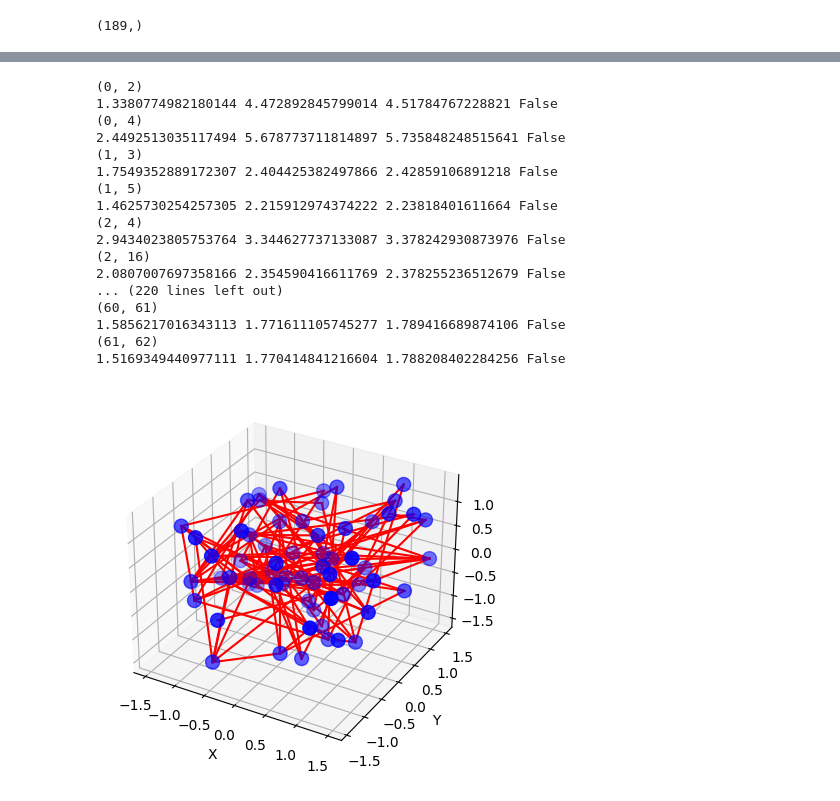
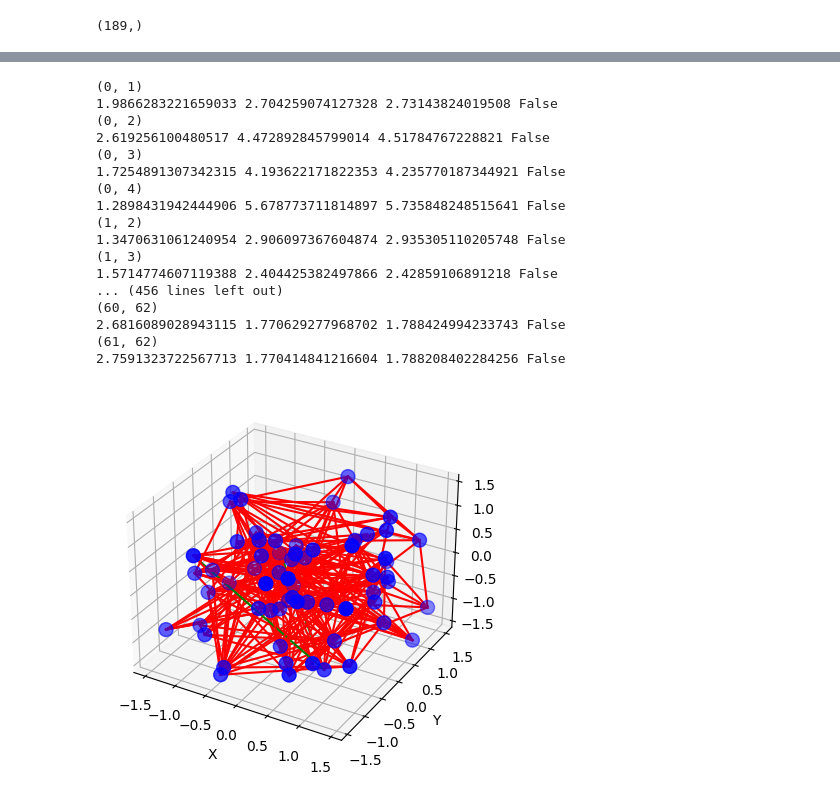
Before and after one commit to Marco-perce/DISTANCE-GEOMETRY-PROBLEMS, a Jupyter notebook: Continuation_method.ipynb, the cells around one changed output, grey strips where cells are left out. Saved outputs shown, nothing was run; the diff lists cells and outputs as text; code cells hidden in the pictures.

```diff
--- a/Continuation_method.ipynb
+++ b/Continuation_method.ipynb
@@ -242,4 +219,0 @@ plt.legend(["Best", "Courant"])
-# %%
-li = []
-for (i,j), constrain in dico_constrains.items():
-    li.append(np.abs((np.linalg.norm(best[i]-best[j])**2 - constrain**2)))
@@ -298,52 +220,61 @@ array([[-2.73451200e-01,  1.24789969e+00,  5.64667205e-01],
+# %%
+result = []
+for i in range(n_atomes):
+    result.append(np.array((X_s[3*i], X_s[3*i+1], X_s[3*i+2])))
 # %%
 # Create a 3D scatter plot
 fig = plt.figure()
 ax = fig.add_subplot(111, projection='3d')
 
 # Extract x, y, and z coordinates
-x, y, z = best.T
+x,y,z = [], [], []
+for i in range(n_atomes):
+    x.append(X_s[3*i])
+    y.append(X_s[3*i+1])
+    z.append(X_s[3*i+2])
 
 # Plot the atoms
 ax.scatter(x, y, z, c='b', marker='o', s=100)
 
 # Set labels for the axes
 ax.set_xlabel('X')
 ax.set_ylabel('Y')
 ax.set_zlabel('Z')
 
 # Plot the lines between connected atoms
 for link in dico_constrains:
-    print(link)
-    x_link, y_link, z_link = best[list(link)].T
+
+    x_link_1, y_link_1, z_link_1 = result[link[0]].T
+    x_link_2, y_link_2, z_link_2 = result[link[1]].T
     mini, maxi = dico_interval[link]
 
-    color = (mini < ((x_link[0] - x_link[1])**2 + (y_link[0] - y_link[1])**2 + (z_link[0] - z_link[1])**2)**.5 < maxi )
-    print(((x_link[0] - x_link[1])**2 + (y_link[0] - y_link[1])**2 + (z_link[0] - z_link[1])**2)**.5, mini, maxi, color)
+    color = (mini < ((x_link_1 - x_link_2)**2 + (y_link_1 - y_link_2)**2 + (z_link_1 - z_link_2)**2)**.5 < maxi )
+
     if color:
-        ax.plot(x_link, y_link, z_link, c='g')
+        ax.plot((x_link_1, x_link_2), (y_link_1, y_link_2), (z_link_1, z_link_2), c='g')
     else:
-        ax.plot(x_link, y_link, z_link, c='r')
+        ax.plot((x_link_1, x_link_2), (y_link_1, y_link_2), (z_link_1, z_link_2), c='r')
 
 
 
 # Show the 3D plot
 plt.show()
 # %% [output]
+(0, 1)
+1.9866283221659033 2.704259074127328 2.73143824019508 False
 (0, 2)
-1.3380774982180144 4.472892845799014 4.51784767228821 False
+2.619256100480517 4.472892845799014 4.51784767228821 False
+(0, 3)
+1.7254891307342315 4.193622171822353 4.235770187344921 False
 (0, 4)
-2.4492513035117494 5.678773711814897 5.735848248515641 False
+1.2898431942444906 5.678773711814897 5.735848248515641 False
+(1, 2)
+1.3470631061240954 2.906097367604874 2.935305110205748 False
 (1, 3)
-1.7549352889172307 2.404425382497866 2.42859106891218 False
-(1, 5)
-1.4625730254257305 2.215912974374222 2.23818401611664 False
-(2, 4)
-2.9434023805753764 3.344627737133087 3.378242930873976 False
-(2, 16)
-2.0807007697358166 2.354590416611769 2.378255236512679 False
-... (220 lines left out)
-(60, 61)
-1.5856217016343113 1.771611105745277 1.789416689874106 False
+1.5714774607119388 2.404425382497866 2.42859106891218 False
+... (456 lines left out)
+(60, 62)
+2.6816089028943115 1.770629277968702 1.788424994233743 False
 (61, 62)
-1.5169349440977111 1.770414841216604 1.788208402284256 False
+2.7591323722567713 1.770414841216604 1.788208402284256 False
-[figure, old version]
+[figure, new version]
```
Also changed, not shown: parts of 8 cells of this notebook, 22 other files.
